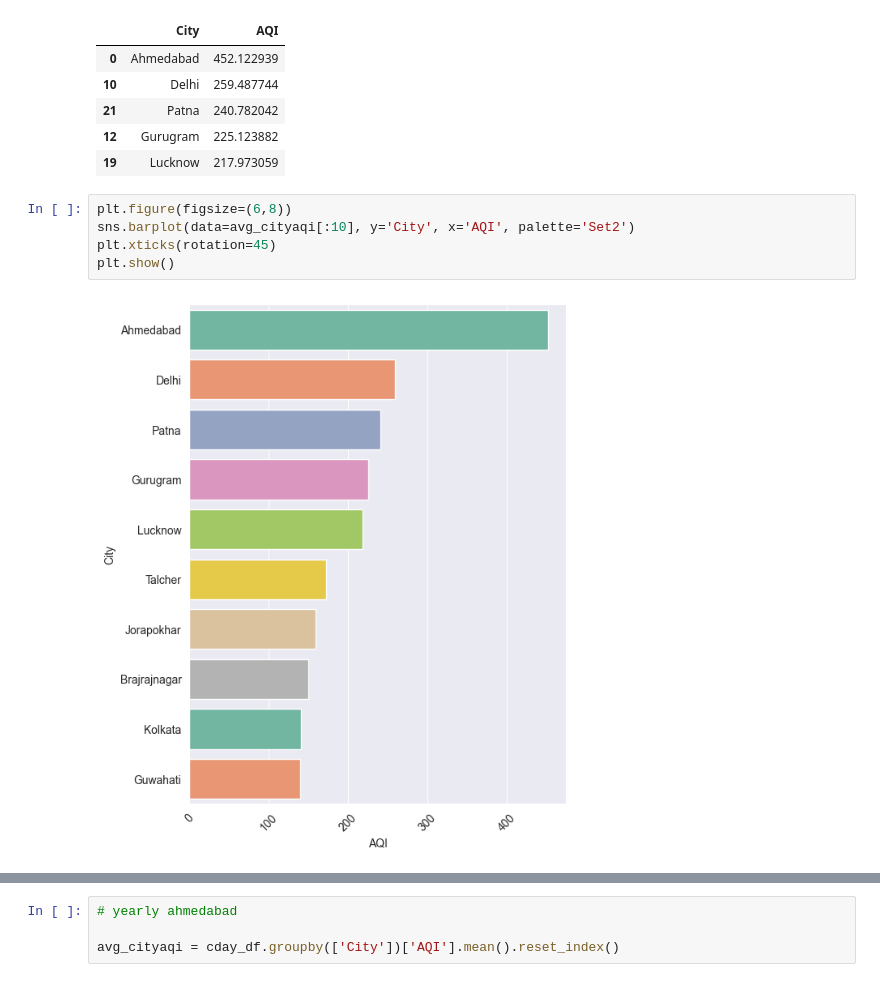
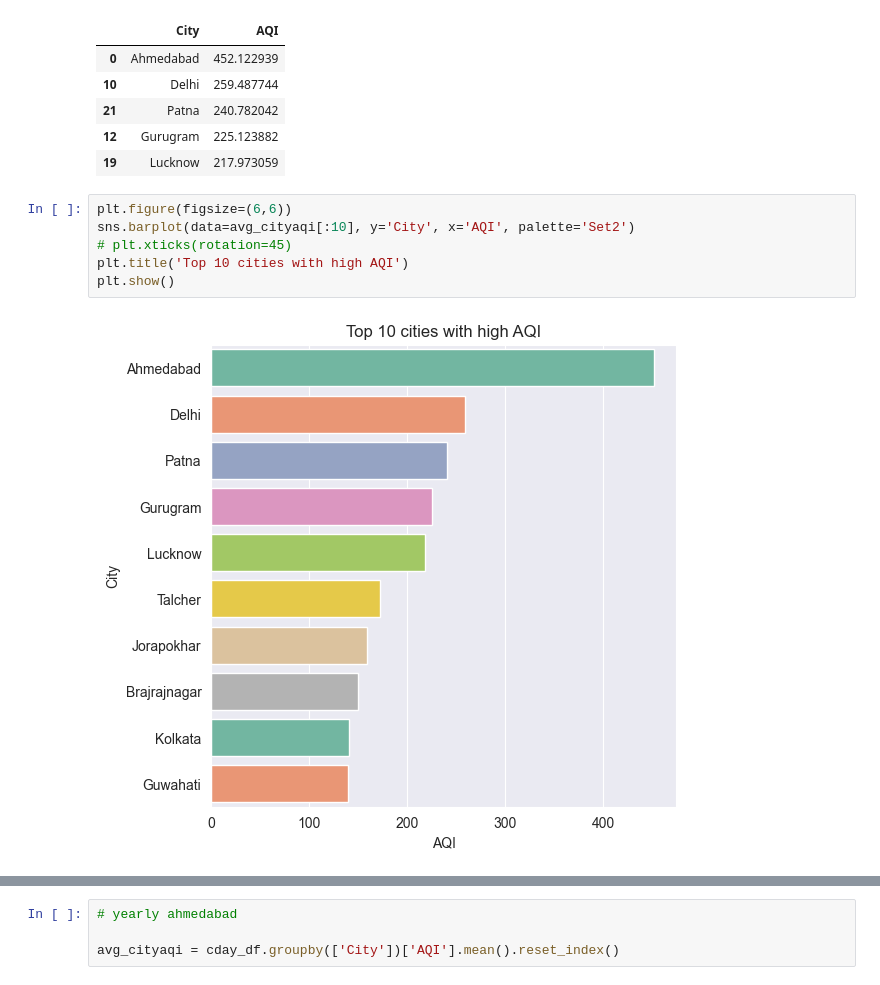
Before and after one commit to faryar251/AQI-Analysis, a Jupyter notebook: AQI_Faryar.ipynb, the cells around one changed output, grey strips where cells are left out. Saved outputs shown, nothing was run; the diff lists cells and outputs as text.

```diff
--- a/AQI_Faryar.ipynb
+++ b/AQI_Faryar.ipynb
@@ -172,9 +172,10 @@ avg_cityaqi[:5]
 | 12 | Gurugram | 225.123882 |
 | 19 | Lucknow | 217.973059 |
 # %%
-plt.figure(figsize=(6,8))
+plt.figure(figsize=(6,6))
 sns.barplot(data=avg_cityaqi[:10], y='City', x='AQI', palette='Set2')
-plt.xticks(rotation=45)
+# plt.xticks(rotation=45)
+plt.title('Top 10 cities with high AQI')
 plt.show()
 # %% [output]
-[figure, old version]
+[figure, new version]
```
Also changed, not shown: parts of 13 cells of this notebook, 3 other files.
